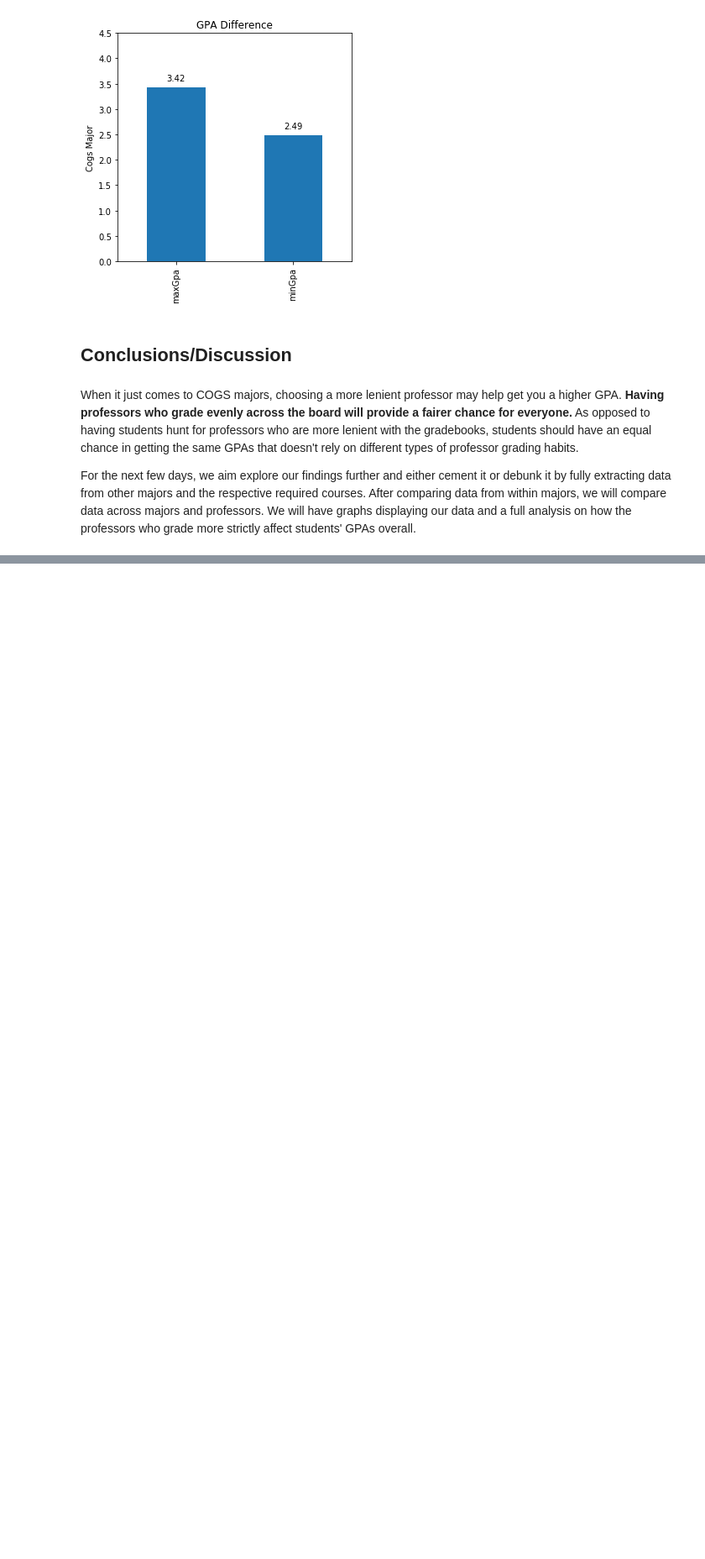
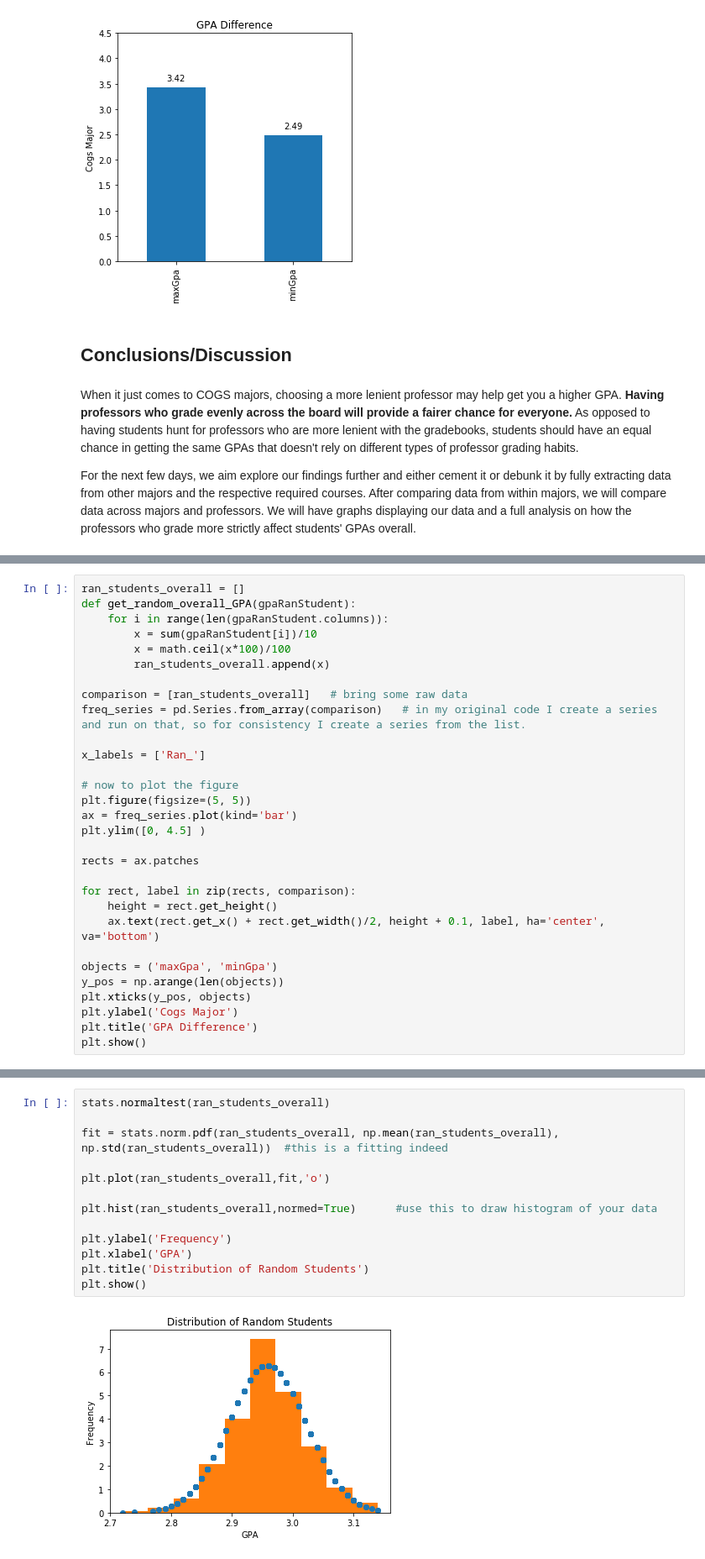
Before and after one commit to TomDonoghue/Pr_026, a Jupyter notebook: Pr_026_HackathonSubmission.ipynb, the cells around one changed output, grey strips where cells are left out. Shown at 84% size. Drawn from its saved outputs; the diff is of its cells as text; blank space fills up the shorter version.

Commit message:
tested normally distributed, added graph

```diff
--- a/Pr_026_HackathonSubmission.ipynb
+++ b/Pr_026_HackathonSubmission.ipynb
@@ -321,0 +406,30 @@ For the next few days, we aim explore our findings further and either cement it
+# %%
+ran_students_overall = []
+def get_random_overall_GPA(gpaRanStudent):
+    for i in range(len(gpaRanStudent.columns)):
+        x = sum(gpaRanStudent[i])/10
+        x = math.ceil(x*100)/100
+        ran_students_overall.append(x)
+
+comparison = [ran_students_overall]   # bring some raw data
+freq_series = pd.Series.from_array(comparison)   # in my original code I create a series and run on that, so for consistency I create a series from the list.
+
+x_labels = ['Ran_']
+
+# now to plot the figure
+plt.figure(figsize=(5, 5))
+ax = freq_series.plot(kind='bar')
+plt.ylim([0, 4.5] )
+
+rects = ax.patches
+
+for rect, label in zip(rects, comparison):
+    height = rect.get_height()
+    ax.text(rect.get_x() + rect.get_width()/2, height + 0.1, label, ha='center', va='bottom')
+
+objects = ('maxGpa', 'minGpa')
+y_pos = np.arange(len(objects))
+plt.xticks(y_pos, objects)
+plt.ylabel('Cogs Major')
+plt.title('GPA Difference')
+plt.show()
@@ -321,0 +459,15 @@ For the next few days, we aim explore our findings further and either cement it
+# %%
+stats.normaltest(ran_students_overall)
+
+fit = stats.norm.pdf(ran_students_overall, np.mean(ran_students_overall), np.std(ran_students_overall))  #this is a fitting indeed
+
+plt.plot(ran_students_overall,fit,'o')
+
+plt.hist(ran_students_overall,normed=True)      #use this to draw histogram of your data
+
+plt.ylabel('Frequency')
+plt.xlabel('GPA')
+plt.title('Distribution of Random Students')
+plt.show()
+# %% [output]
+[figure, added]
```
Also changed, not shown: parts of 8 cells of this notebook.
